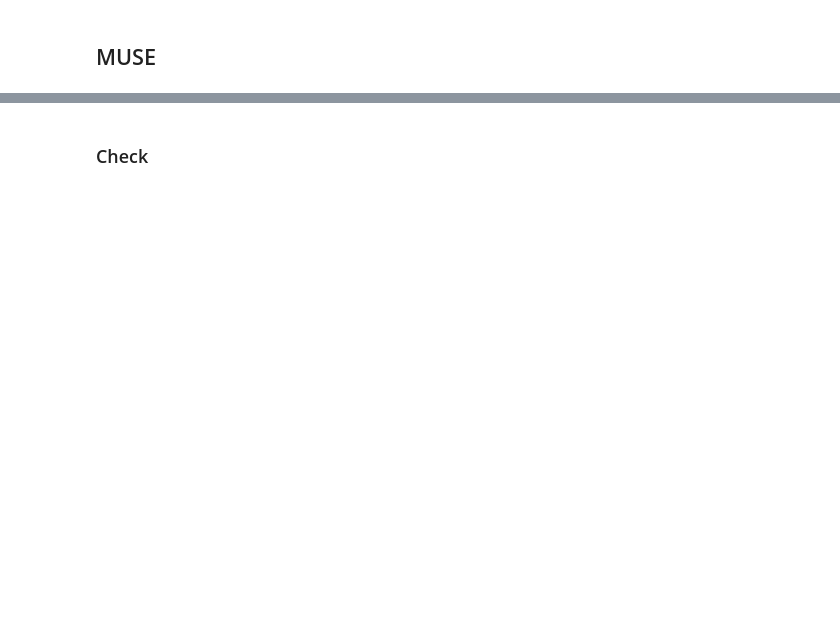
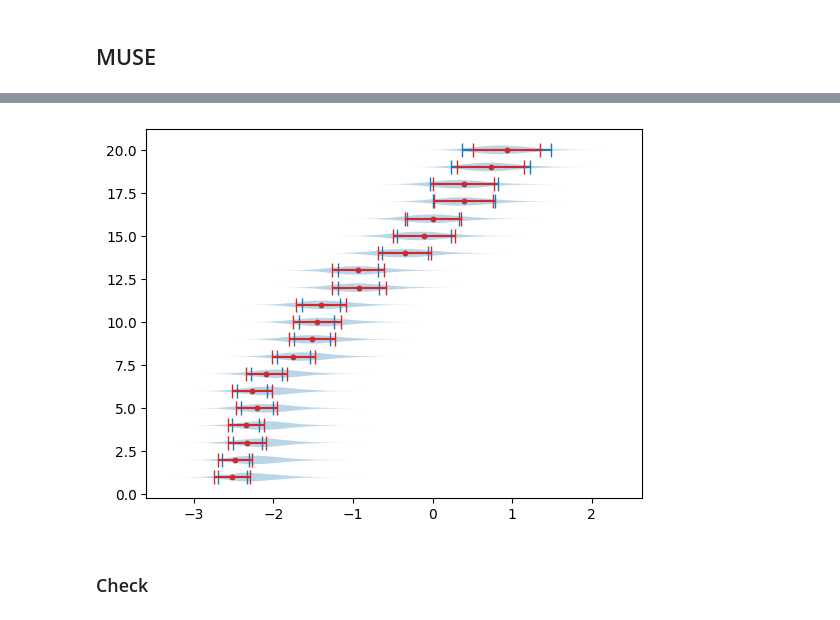
Before and after one commit to zaccharieramzi/muse_inference, a Jupyter notebook: toy_problems.ipynb, the cells around one changed output, grey strips where cells are left out. Drawn from its saved outputs; the diff is of its cells as text; code cells hidden in the pictures; blank space fills up the shorter version.

Commit message:
added shine in the figures for the whole notebook

```diff
--- a/toy_problems.ipynb
+++ b/toy_problems.ipynb
@@ -576,6 +593,9 @@ factor_speedup["ppca"]
 # %%
 violinplot(log(mcmc.get_samples()["α"]), showextrema=False, vert=False);
 errorbar(result_id.ravel(result_id.θ), range(1,D+1), xerr=sqrt(diag(result_id.Σ)), marker=".", capsize=5, ls="", c="C0");
+errorbar(result_shine.ravel(result_shine.θ), range(1,D+1), xerr=sqrt(diag(result_shine.Σ)), marker=".", capsize=5, ls="", c="C3");
+# %% [output]
+[figure, added]
 # %% [markdown]
 ### Check
 # %%
```
Also changed, not shown: parts of 24 cells of this notebook.
